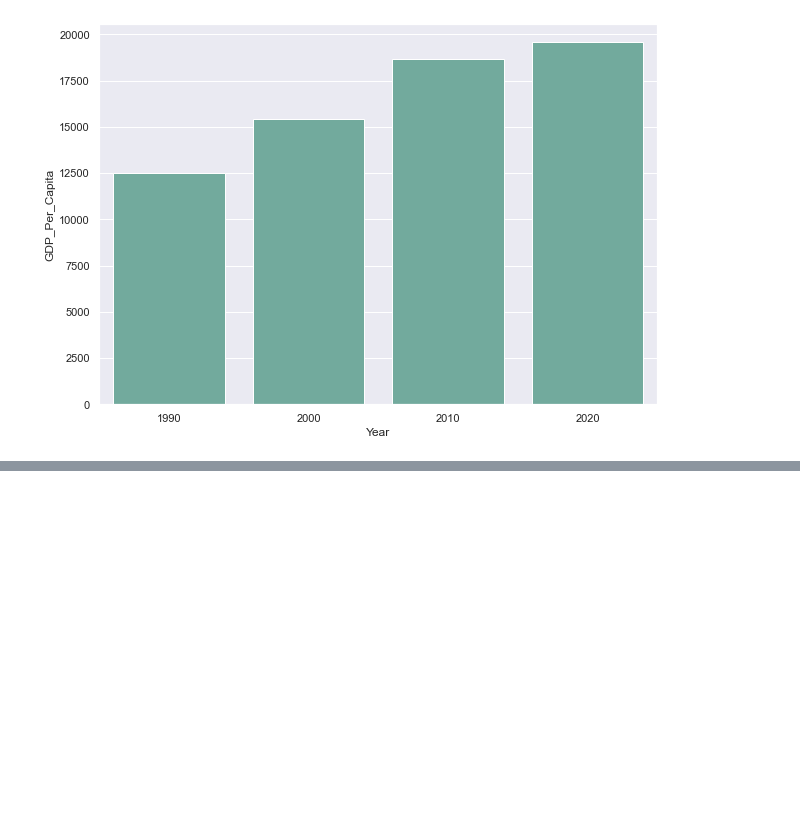
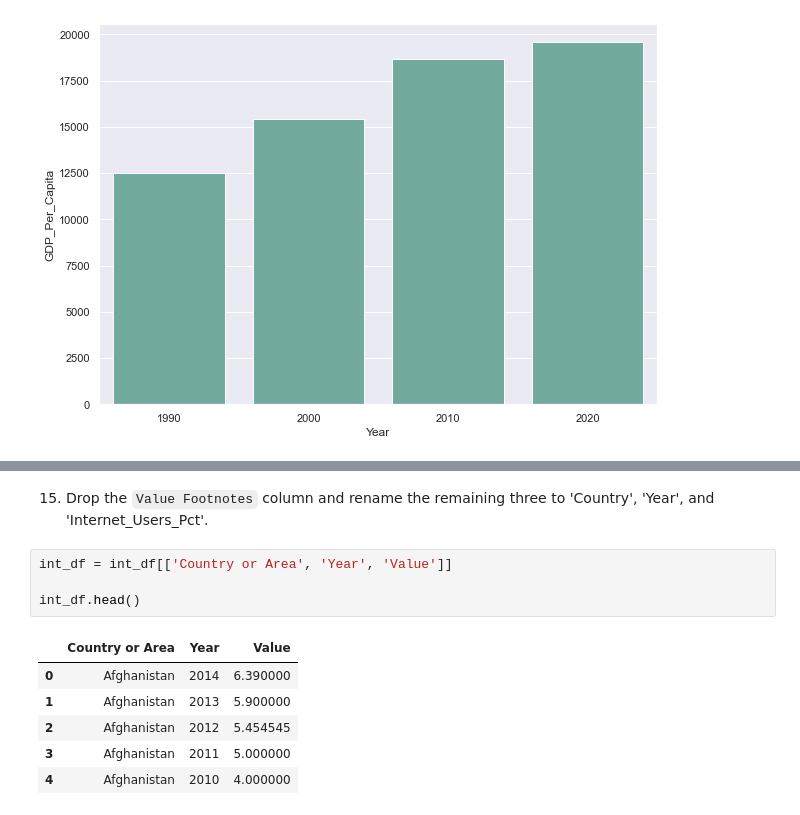
Before and after one commit to NSS-Data-Analytics-Cohort-10/gdp-and-internet-usage-t-white-21, a Jupyter notebook: notebook/un_project.ipynb, the cells around one changed output, grey strips where cells are left out. Saved outputs shown, nothing was run; the diff lists cells and outputs as text; blank space fills up the shorter version.

```diff
--- a/notebook/un_project.ipynb
+++ b/notebook/un_project.ipynb
@@ -339,0 +378,13 @@ ParserError: Error tokenizing data. C error: Expected 4 fields in line 4675, saw
+# %% [markdown]
+15. Drop the `Value Footnotes` column and rename the remaining three to 'Country', 'Year', and 'Internet_Users_Pct'.
+# %%
+int_df = int_df[['Country or Area', 'Year', 'Value']]
+
+int_df.head()
+# %% [output]
+|  | Country or Area | Year | Value |
+| 0 | Afghanistan | 2014 | 6.390000 |
+| 1 | Afghanistan | 2013 | 5.900000 |
+| 2 | Afghanistan | 2012 | 5.454545 |
+| 3 | Afghanistan | 2011 | 5.000000 |
+| 4 | Afghanistan | 2010 | 4.000000 |
```
Also changed, not shown: parts of 51 cells of this notebook.
